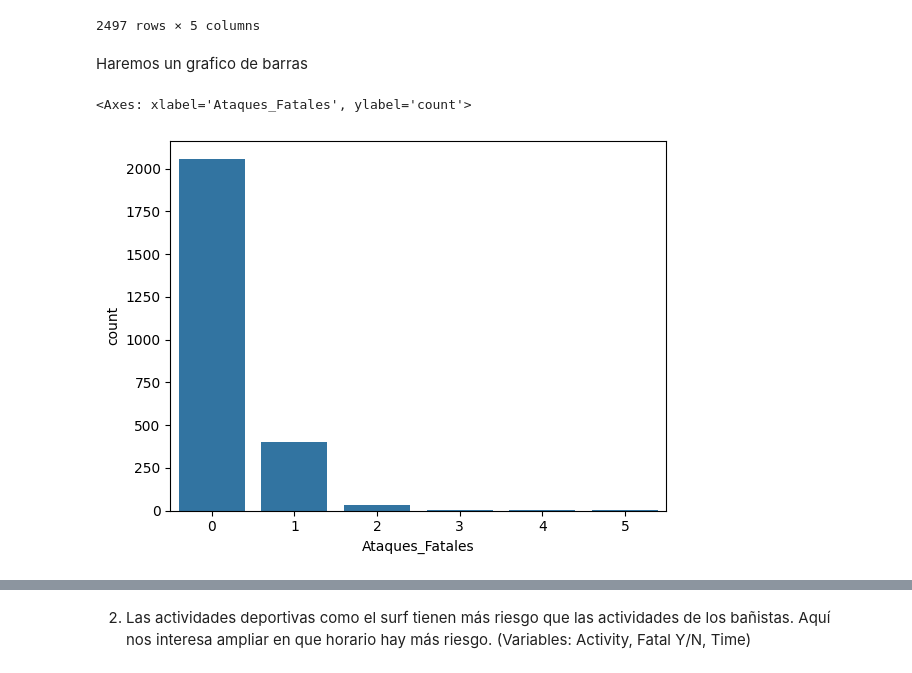
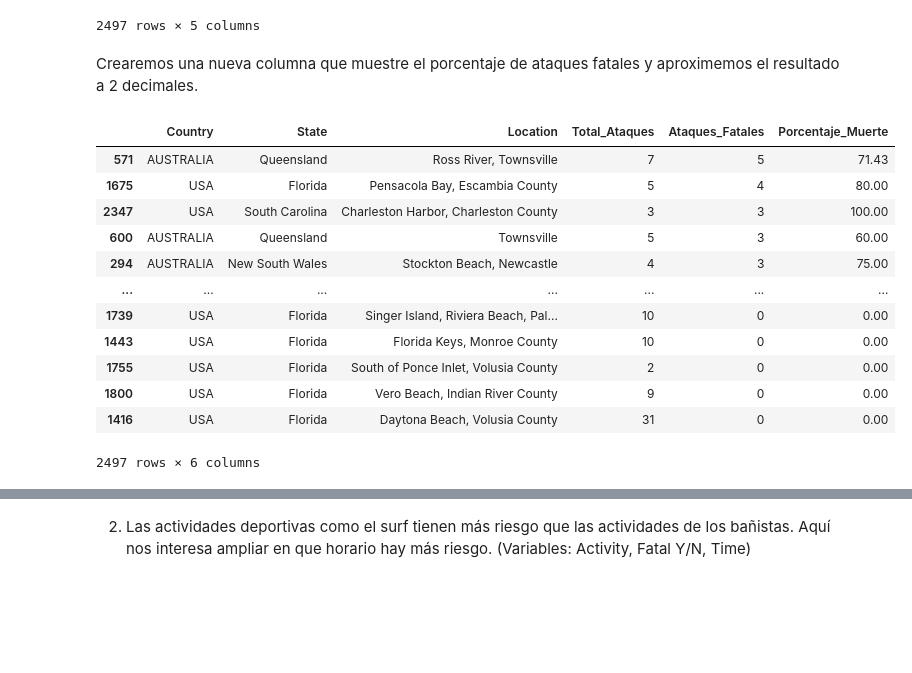
Before and after one commit to julio-bp/SEMANA2_SHARK, a Jupyter notebook: proyecto-shark.ipynb, the cells around one changed output, grey strips where cells are left out. Drawn from its saved outputs; the diff is of its cells as text; code cells hidden in the pictures; blank space fills up the shorter version.

```diff
--- a/proyecto-shark.ipynb
+++ b/proyecto-shark.ipynb
@@ -510,10 +509,26 @@ orden
 | 1800 | USA | Florida | Vero Beach, Indian River County | 9 | 0 |
 | 1416 | USA | Florida | Daytona Beach, Volusia County | 31 | 0 |
 2497 rows × 5 columns
-# %% [markdown]
-Haremos un grafico de barras
-# %%
-sns.countplot(x="Ataques_Fatales",data=orden)
-# %% [output]
-<Axes: xlabel='Ataques_Fatales', ylabel='count'>
-[figure, removed]
+# %% [markdown]
+Crearemos una nueva columna que muestre el porcentaje de ataques fatales y aproximemos el resultado a 2 decimales.
+# %%
+
+orden['Porcentaje_Muerte'] = (orden['Ataques_Fatales'] / orden['Total_Ataques']) * 100
+
+orden['Porcentaje_Muerte'] = orden['Porcentaje_Muerte'].round(2)
+
+orden
+# %% [output]
+|  | Country | State | Location | Total_Ataques | Ataques_Fatales | Porcentaje_Muerte |
+| 571 | AUSTRALIA | Queensland | Ross River, Townsville | 7 | 5 | 71.43 |
+| 1675 | USA | Florida | Pensacola Bay, Escambia County | 5 | 4 | 80.00 |
+| 2347 | USA | South Carolina | Charleston Harbor, Charleston County | 3 | 3 | 100.00 |
+| 600 | AUSTRALIA | Queensland | Townsville | 5 | 3 | 60.00 |
+| 294 | AUSTRALIA | New South Wales | Stockton Beach, Newcastle | 4 | 3 | 75.00 |
+| ... | ... | ... | ... | ... | ... | ... |
+| 1739 | USA | Florida | Singer Island, Riviera Beach, Pal... | 10 | 0 | 0.00 |
+| 1443 | USA | Florida | Florida Keys, Monroe County | 10 | 0 | 0.00 |
+| 1755 | USA | Florida | South of Ponce Inlet, Volusia County | 2 | 0 | 0.00 |
+| 1800 | USA | Florida | Vero Beach, Indian River County | 9 | 0 | 0.00 |
+| 1416 | USA | Florida | Daytona Beach, Volusia County | 31 | 0 | 0.00 |
+2497 rows × 6 columns
```
Also changed, not shown: parts of 36 cells of this notebook.
